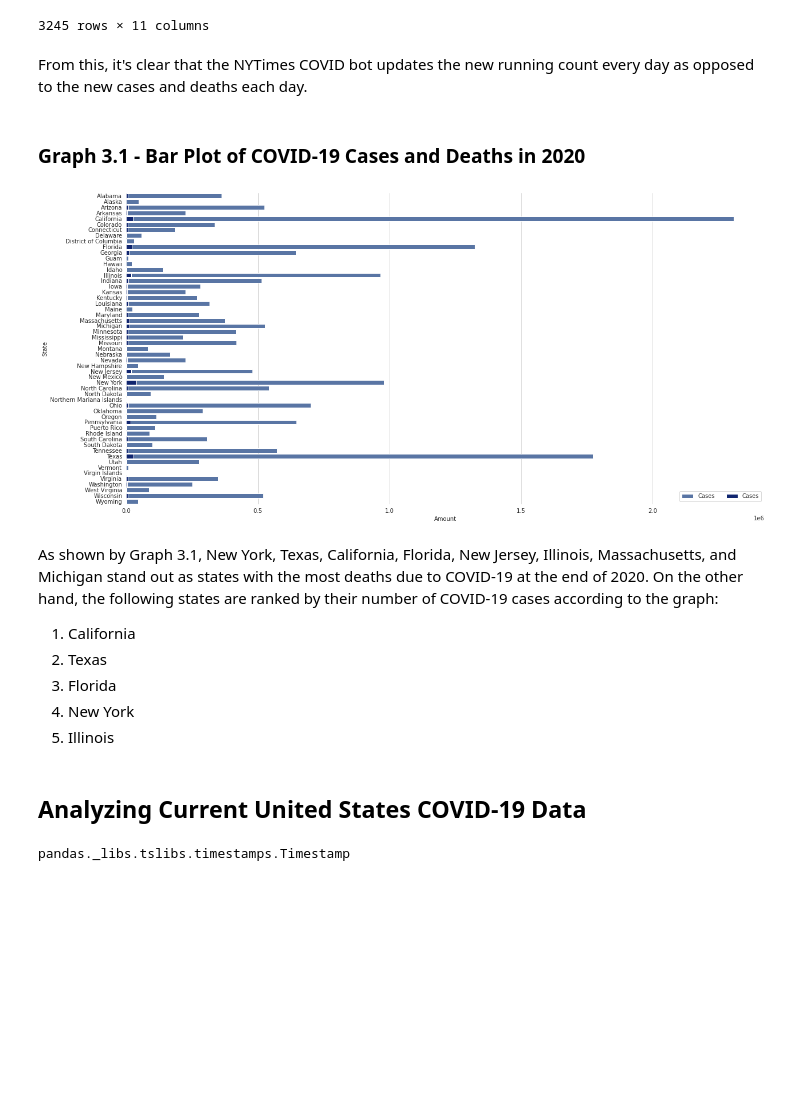
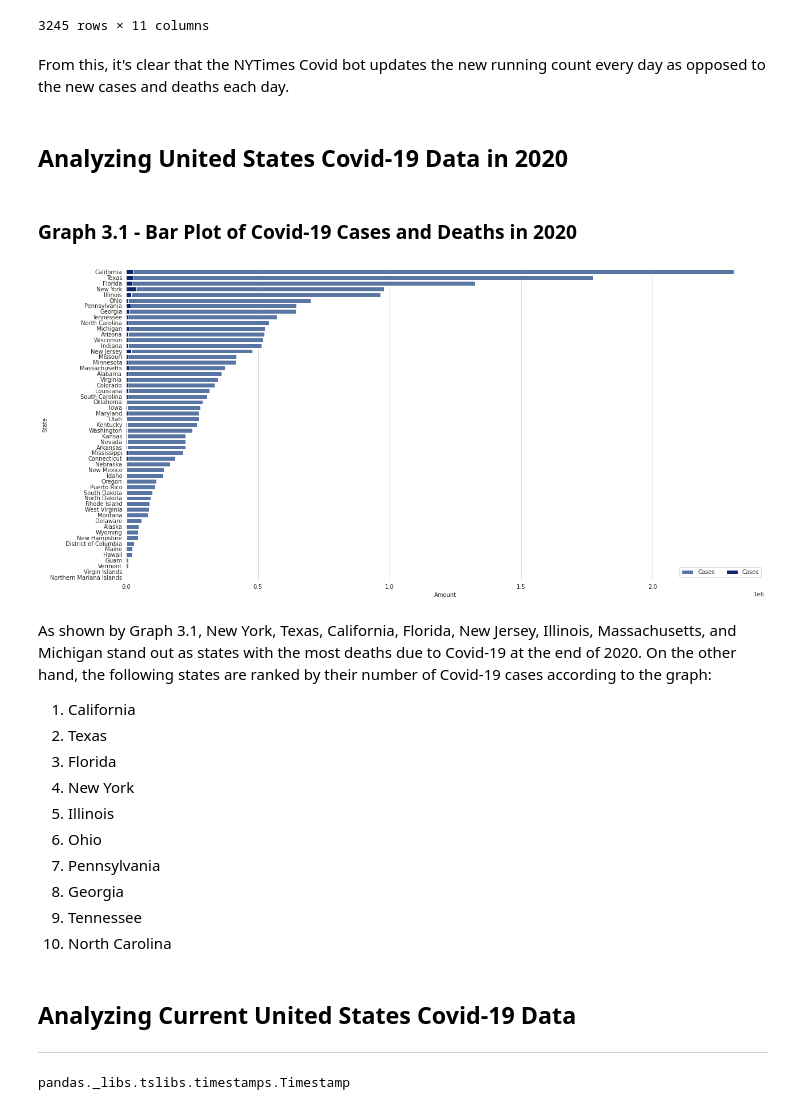
Before and after one commit to nickdlc/CUNY-Data-Analytics, a Jupyter notebook: mini_projects/data_analytics/Data_Analytics_Mini_Project02.ipynb, the cells around one changed output. Saved outputs shown, nothing was run; the diff lists cells and outputs as text; code cells hidden in the pictures; blank space fills up the shorter version.

```diff
--- a/mini_projects/data_analytics/Data_Analytics_Mini_Project02.ipynb
+++ b/mini_projects/data_analytics/Data_Analytics_Mini_Project02.ipynb
@@ -233,38 +270,57 @@ data_2020
 | 882795 | 2020-12-31 | Unknown | Maryland | NaN | 0 | 57.0 | December | 12 | Thursday | 31 | ... |
 3245 rows × 11 columns
 # %% [markdown]
-From this, it's clear that the NYTimes COVID bot updates the new running count every day as opposed to the new cases and deaths each day.
+From this, it's clear that the NYTimes Covid bot updates the new running count every day as
+opposed to the new cases and deaths each day.
+# %% [markdown]
+## Analyzing United States Covid-19 Data in 2020
 # %% [markdown]
-### Graph 3.1 - Bar Plot of COVID-19 Cases and Deaths in 2020
+### Graph 3.1 - Bar Plot of Covid-19 Cases and Deaths in 2020
 # %%
 f, ax = plt.subplots(figsize=(20, 10))
 
+# Consolidating the data per state into one row
+
+# Drops the columns which won't be needed for the bar graph
 state_data_2020 = data_2020.drop(labels=['date', 'county', 'fips', 'month', 'month of year',
                                          'day', 'day of month', 'year'], axis=1)
+
+# Sorts the values of state_data_2020 by state and re-indexes them by state
 state_data_2020 = state_data_2020.sort_values('state').reset_index(drop=True)
 
-state_data_2020 = state_data_2020.groupby('state').sum()
+# Groups the new data by state, computes the sum of cases and deaths, then sorts the rows
+# by cases
+state_data_2020 = state_data_2020.groupby('state').sum().sort_values('cases', ascending=False)
 
+# Plots the number of cases on the bar graph
 sns.set_color_codes('deep')
 sns.barplot(x='cases', y=state_data_2020.index, data=state_data_2020, label='Cases', color='b')
 
+# Plots the number of deaths on the bar graph
 sns.set_color_codes('dark')
 sns.barplot(x='deaths', y=state_data_2020.index, data=state_data_2020, label='Cases', color='b')
 
 ax.legend(ncol=2, loc="lower right", frameon=True)
 ax.set(ylabel="State", xlabel="Amount")
 sns.despine(left=True, bottom=True)
 # %% [output]
-[figure, old version]
+[figure, new version]
 # %% [markdown]
-As shown by Graph 3.1, New York, Texas, California, Florida, New Jersey, Illinois, Massachusetts, and Michigan stand out as states with the most deaths due to COVID-19 at the end of 2020. On the other hand, the following states are ranked by their number of COVID-19 cases according to the graph:
+As shown by Graph 3.1, New York, Texas, California, Florida, New Jersey, Illinois, Massachusetts, and Michigan stand out as states with the most deaths due to Covid-19 at the end of 2020. On the other hand, the following states are ranked by their number of Covid-19 cases according to the graph:
 1. California
 1. Texas
 1. Florida
 1. New York
 1. Illinois
+1. Ohio
+1. Pennsylvania
+1. Georgia
+1. Tennessee
+1. North Carolina
 # %% [markdown]
-## Analyzing Current United States COVID-19 Data
+## Analyzing Current United States Covid-19 Data
+
+---
 # %%
 # Shows that the date is currently a Timestamp object
 type(data['date'].iloc[0])
```
Also changed, not shown: parts of 55 cells of this notebook.
